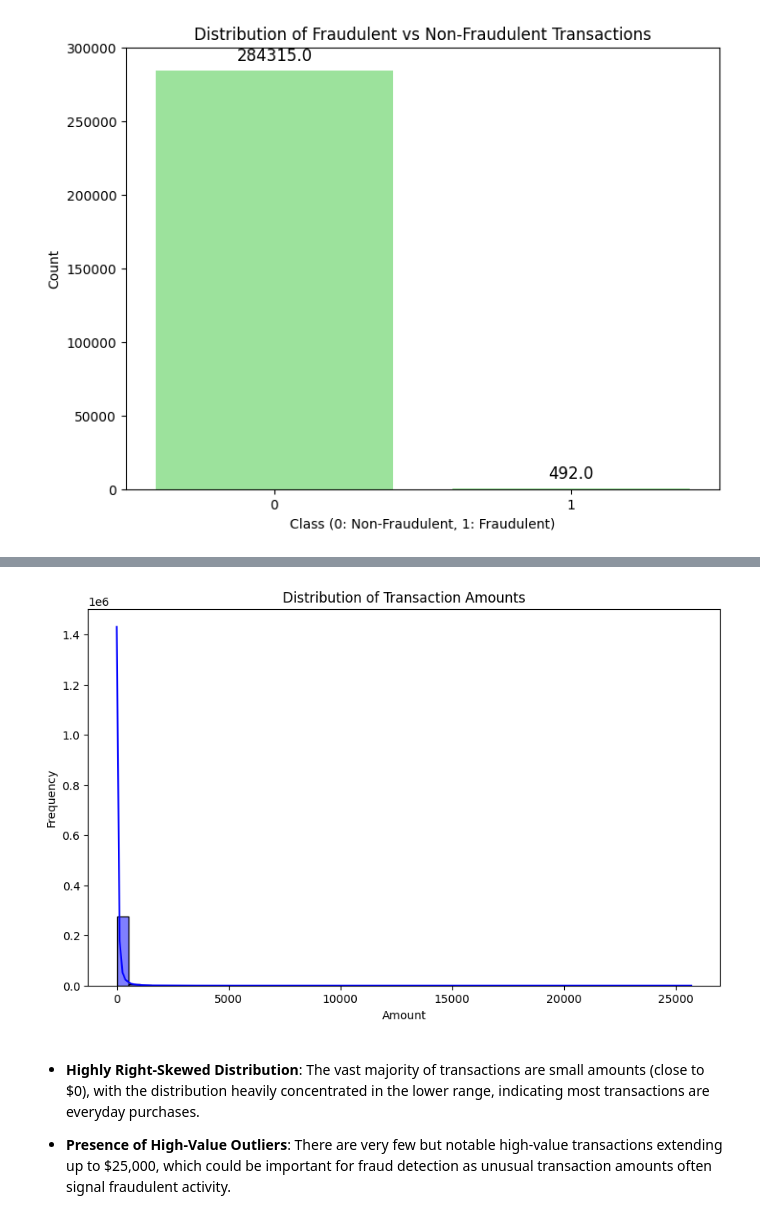
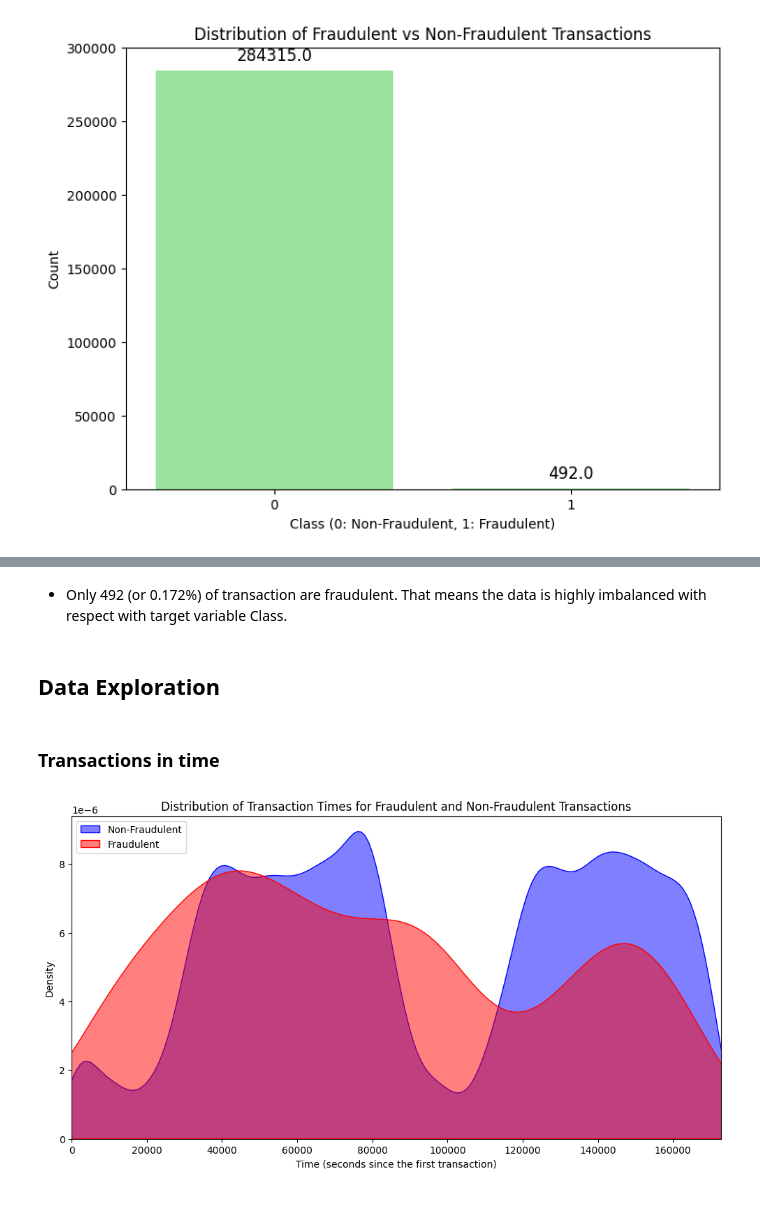
Before and after one commit to vineet416/Fraud_Transaction_Detection, a Jupyter notebook: notebooks/1-exploratory_data_analysis-EDA.ipynb, the cells around one changed output, grey strips where cells are left out. Saved outputs shown, nothing was run; the diff lists cells and outputs as text; code cells hidden in the pictures.

```diff
--- a/notebooks/1-exploratory_data_analysis-EDA.ipynb
+++ b/notebooks/1-exploratory_data_analysis-EDA.ipynb
@@ -198,10 +155,0 @@ plt.show()
-# %%
-# Log-transformed Amount (adding 1 to avoid log(0))
-df['Log_Amount'] = np.log1p(df['Amount'])  # log(1 + Amount) to handle zeros
-plt.figure(figsize=(12, 6))
-sns.histplot(data=df, x='Log_Amount', hue='Class', bins=50, stat='density', common_norm=False)
-plt.title('Distribution of Log(Amount) by Class', fontsize=14)
-plt.xlabel('Log(Amount)', fontsize=12)
-plt.ylabel('Density', fontsize=12)
-plt.legend(labels=['Genuine', 'Fraud'])
-plt.show()
@@ -343,14 +156,19 @@ plt.show()
-# %%
-# Distribution of the amount feature
-plt.figure(figsize=(10, 6))
-sns.histplot(df['Amount'], bins=50, kde=True, color='blue')
-plt.title('Distribution of Transaction Amounts')
-plt.xlabel('Amount')
-plt.ylabel('Frequency')
-plt.show()
-# %% [output]
-[figure, removed]
-# %% [markdown]
-- **Highly Right-Skewed Distribution**: The vast majority of transactions are small amounts (close to $0), with the distribution heavily concentrated in the lower range, indicating most transactions are everyday purchases.
-
-- **Presence of High-Value Outliers**: There are very few but notable high-value transactions extending up to $25,000, which could be important for fraud detection as unusual transaction amounts often signal fraudulent activity.
+# %% [markdown]
+- Only 492 (or 0.172%) of transaction are fraudulent. That means the data is highly imbalanced with respect with target variable Class.
+# %% [markdown]
+## **Data Exploration**
+# %% [markdown]
+### **Transactions in time**
+# %%
+# Distribution of Transaction Times
+plt.figure(figsize=(12, 6))
+sns.kdeplot(df[df['Class'] == 0]['Time'], label='Non-Fraudulent', color='blue', fill=True, alpha=0.5)
+sns.kdeplot(df[df['Class'] == 1]['Time'], label='Fraudulent', color='red', fill=True, alpha=0.5)
+plt.title('Distribution of Transaction Times for Fraudulent and Non-Fraudulent Transactions')
+plt.xlabel('Time (seconds since the first transaction)')
+plt.ylabel('Density')
+plt.xlim(df['Time'].min(), df['Time'].max())
+plt.legend()
+plt.show()
+# %% [output]
+[figure, added]
```
Also changed, not shown: parts of 70 cells of this notebook.
